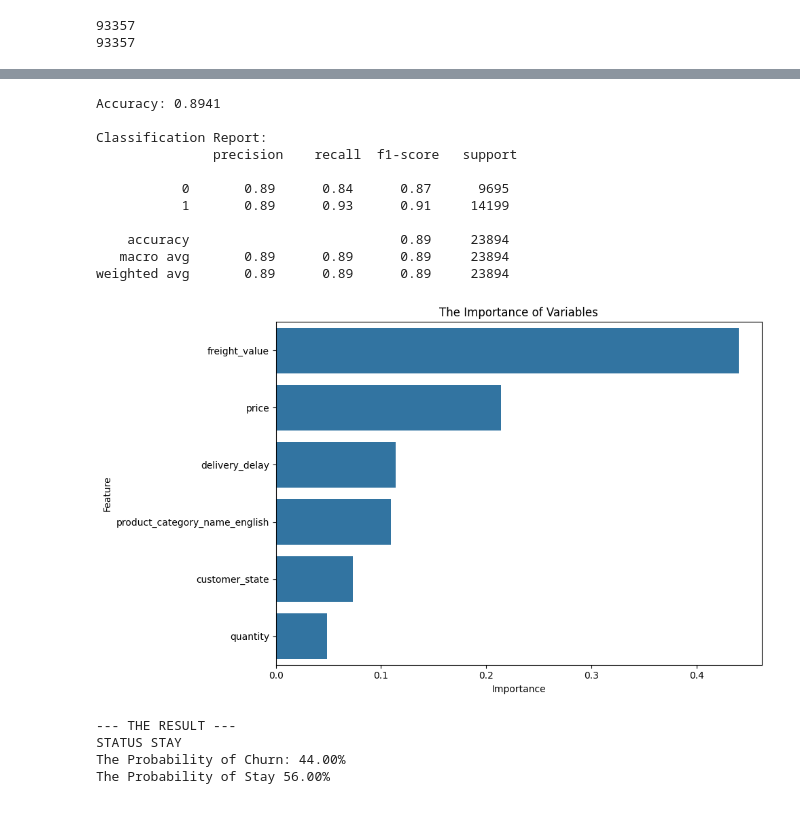
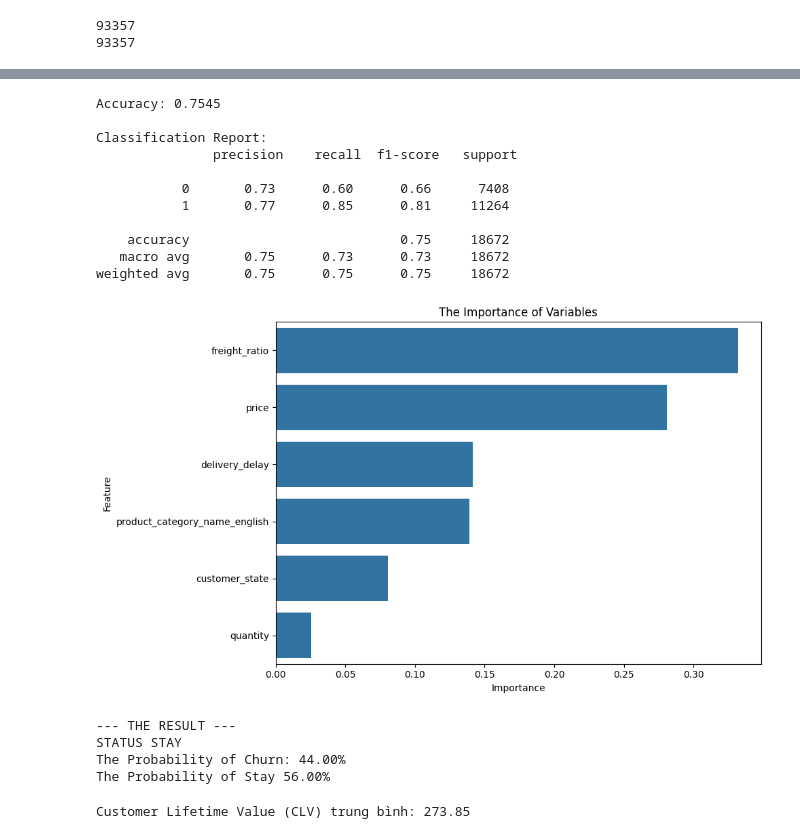
Before and after one commit to truongphuclam2007/PROJECT, a Jupyter notebook: ANALYSE.ipynb, the cells around one changed output, grey strips where cells are left out. Cells and saved outputs as stored; diff of their text form; code cells hidden in the pictures.

```diff
--- a/ANALYSE.ipynb
+++ b/ANALYSE.ipynb
@@ -168,4 +186,25 @@ print(df.head())
 # %%
 #Add "PRODUCT/ORDER" Variable
+df = pd.read_csv('DATA.csv')
 order_counts = df.groupby('order_id').size().reset_index(name='quantity')
 df = df.merge(order_counts, on='order_id', how='left')
+# %%
+#Freight_ratio
+df['freight_ratio'] = df['freight_value'] / df['price']
+df = df.groupby('customer_unique_id').agg({
+    'Recency': 'first',
+    'Frequency': 'first',
+    'Monetary': 'first',
+    'freight_ratio': 'mean',
+    'is_churn': 'max',
+    'price': 'mean',
+    'customer_state': 'first',
+    'Segment': 'first',
+    'product_category_name_english': 'first',
+    'delivery_delay' : 'max',
+    'quantity' : 'max'
+}).reset_index()
+
+df['freight_ratio'] = df['freight_ratio'].replace([np.inf, -np.inf], np.nan).fillna(0)
+copy= df.copy()
+df
@@ -179,9 +241,9 @@ from sklearn.preprocessing import LabelEncoder
 
 #Remove RFM since is_churn was bulit by RFM
 columns_to_drop = [
-    'customer_unique_id', 'order_id', 'product_id', 'is_late', # ID
-    'Recency', 'Frequency', 'Monetary',                       # original RFM
-    'R_score', 'F_score', 'M_score', 'Segment'                # calculated RFM
+    'customer_unique_id',
+    'Recency', 'Frequency', 'Monetary',
+    'Segment'
 ]
 df = df.drop(columns=columns_to_drop)
 
@@ -196,40 +258,40 @@ for col in ['customer_state', 'product_category_name_english']:
     df[col] = le.fit_transform(df[col].astype(str))
     label_encoders[col] = le
 
-
-X = df.drop(columns=['is_churn'])
+features = ['freight_ratio','customer_state','delivery_delay','product_category_name_english','quantity','price']
+X = df[features]
 y = df['is_churn']
 X_train, X_test, y_train, y_test = train_test_split(X, y, test_size=0.2, random_state=42, stratify=y)
 
 
 rf_model_v2 = RandomForestClassifier(n_estimators=100, random_state=42, n_jobs=-1, class_weight='balanced')
 rf_model_v2.fit(X_train, y_train)
 
 #PREDICTION
 y_pred = rf_model_v2.predict(X_test)
 print(f"Accuracy: {accuracy_score(y_test, y_pred):.4f}\n")
 print("Classification Report:\n", classification_report(y_test, y_pred))
 
 #FEATURE IMPORTANCE
 feature_importances = pd.Series(rf_model_v2.feature_importances_, index=X.columns).sort_values(ascending=False)
 plt.figure(figsize=(10,6))
 sns.barplot(x=feature_importances.values, y=feature_importances.index)
 plt.title('The Importance of Variables')
 plt.xlabel('Importance')
 plt.ylabel('Feature')
 plt.tight_layout()
 plt.show()
 # %% [output]
-Accuracy: 0.8941
+Accuracy: 0.7545
 
 Classification Report:
                precision    recall  f1-score   support
 
-           0       0.89      0.84      0.87      9695
-           1       0.89      0.93      0.91     14199
+           0       0.73      0.60      0.66      7408
+           1       0.77      0.85      0.81     11264
 
-    accuracy                           0.89     23894
-   macro avg       0.89      0.89      0.89     23894
-weighted avg       0.89      0.89      0.89     23894
+    accuracy                           0.75     18672
+   macro avg       0.75      0.73      0.73     18672
+weighted avg       0.75      0.75      0.75     18672
-[figure, old version]
+[figure, new version]
 # %%
@@ -278,0 +365,4 @@ The Probability of Stay 56.00%
+# %%
+print(f"Customer Lifetime Value (CLV) trung bình: {clv:,.2f}")
+# %% [output]
+Customer Lifetime Value (CLV) trung bình: 273.85
```
Also changed, not shown: parts of 6 cells of this notebook.
